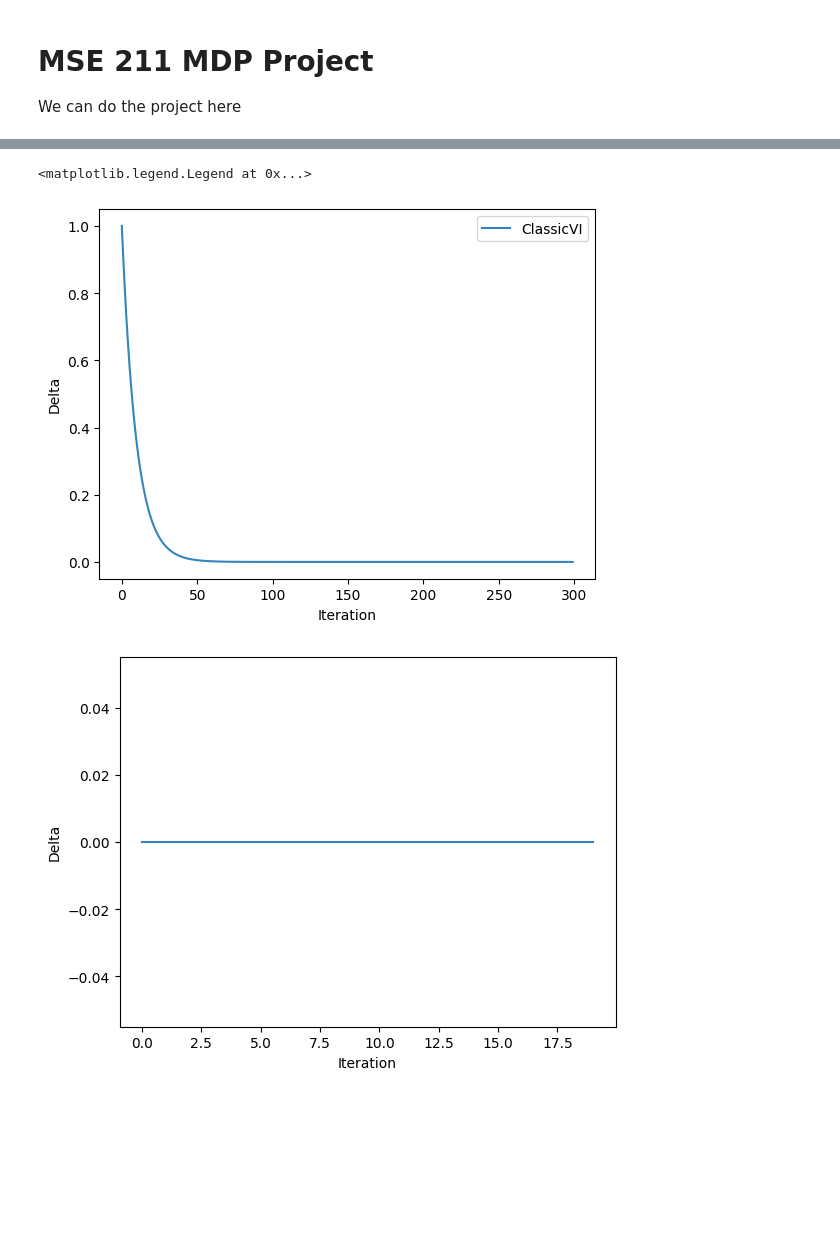
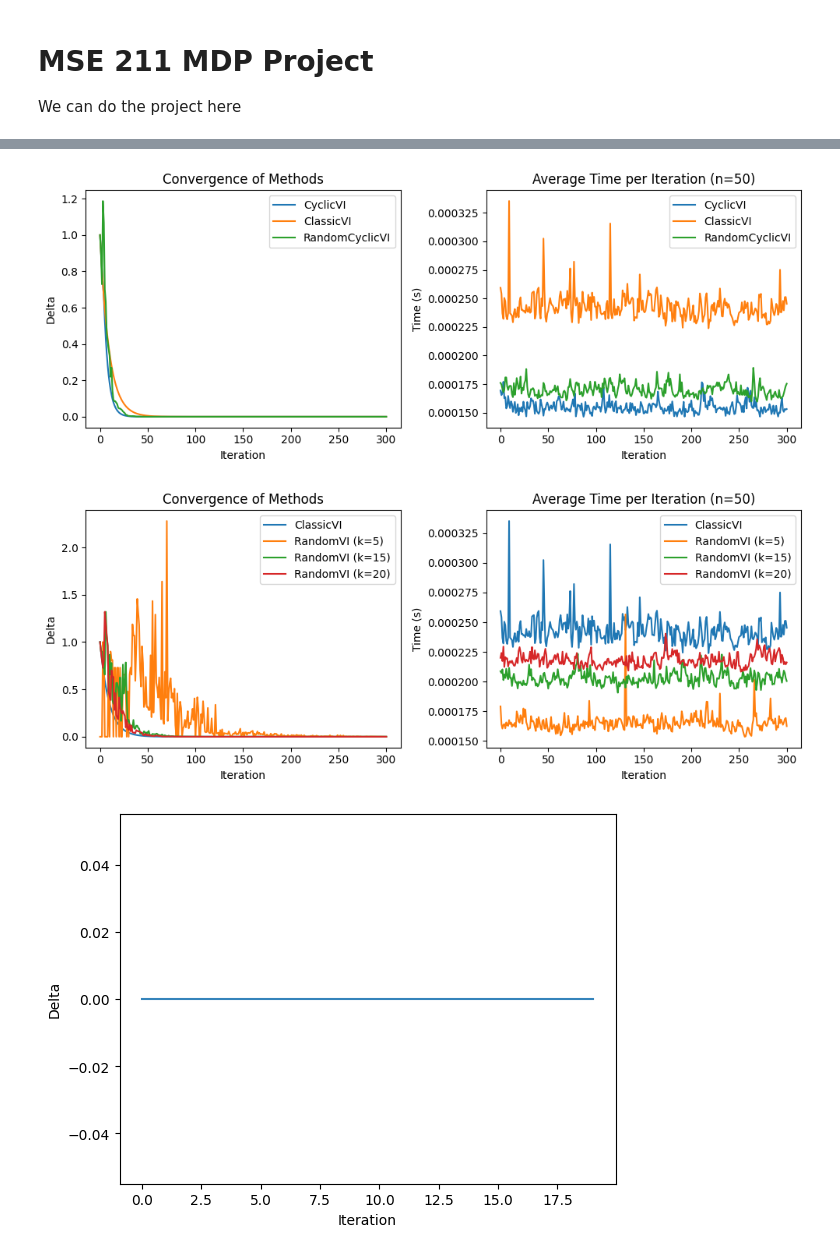
Before and after one commit to JordanTroutman/mse_211_project, a Jupyter notebook: Troutman Notebook.ipynb, the cells around one changed output, grey strips where cells are left out. Cells and saved outputs as stored; diff of their text form; code cells hidden in the pictures; blank space fills up the shorter version.

```diff
--- a/Troutman Notebook.ipynb
+++ b/Troutman Notebook.ipynb
@@ -108,7 +108,7 @@ class CyclicVI(ValueIterator):
 
 class RandomCyclicVI(ValueIterator):
     def get_states(self, states, **kwargs):
-        return random.sample(states)
+        return random.sample(states, k=len(states))
 
     @property
     def update_rule(self):
@@ -258,14 +265,17 @@ plt.show()
 # %%
-iterators = [CyclicVI(), ClassicVI()]
+iterators = [CyclicVI(), ClassicVI(), RandomCyclicVI()] + [RandomVI(k=k) for k in [5,15,20]]
+
+data = { iterator.name : {} for iterator in iterators }
+
 for iterator in iterators:
+    name = iterator.name
     solver = Solver(iterator, g, 0.9)
     measures = []
-    for _ in range(100):
+    for _ in range(50):
         solver.solve(steps=300)
         measures.append(solver.time_each_step)
     measures = np.array(measures)
     avg = measures.mean(axis=0)
-    plt.plot(avg, label=iterator.name)
 
-plt.legend()
-plt.show()
+    data[name]["avg_speed"] = avg
+    data[name]["delta"] = solver.deltas
@@ -274,9 +282,61 @@ plt.show()
-# %%
-solver.plot_delta()
-plt.legend()
-# %% [output]
-<matplotlib.legend.Legend at 0x...>
-[figure, removed]
+# %%
+fig, axs = plt.subplots(1, 2, figsize=(10,4))
+
+# Plot one iteration for convergence
+ax = axs[0]
+for name in data:
+    if "k" not in name:
+        ax.plot(data[name]["delta"], label=name)
+        ax.set_xlabel("Iteration")
+        ax.set_ylabel("Delta")
+        ax.set_title("Convergence of Methods")
+
+ax.legend()
+
+# Plot deltas over time
+ax = axs[1]
+for name in data:
+    if "k" not in name:
+        ax.plot(data[name]["avg_speed"], label=name)
+        ax.set_ylabel("Time (s)")
+        ax.set_xlabel("Iteration")
+        ax.set_title("Average Time per Iteration (n={})".format(50))
+
+ax.legend()
+
+plt.tight_layout()
+plt.savefig("figs/classic_cyclic_randomcyclic.png")
+# %% [output]
+[figure, added]
+# %%
+fig, axs = plt.subplots(1, 2, figsize=(10,4))
+
+# Plot one iteration for convergence
+ax = axs[0]
+for name in data:
+    if "Cyclic" not in name:
+        ax.plot(data[name]["delta"], label=name)
+        ax.set_xlabel("Iteration")
+        ax.set_ylabel("Delta")
+        ax.set_title("Convergence of Methods")
+
+ax.legend()
+
+# Plot deltas over time
+ax = axs[1]
+for name in data:
+    if "Cyclic" not in name:
+        ax.plot(data[name]["avg_speed"], label=name)
+        ax.set_ylabel("Time (s)")
+        ax.set_xlabel("Iteration")
+        ax.set_title("Average Time per Iteration (n={})".format(50))
+
+ax.legend()
+
+plt.tight_layout()
+plt.savefig("figs/classic_random.png")
+# %% [output]
+[figure, added]
 # %%
 def find_indices(list_to_check, item_to_find):
     indices = []
```
Also changed, not shown: parts of 4 cells of this notebook, 2 other files.
